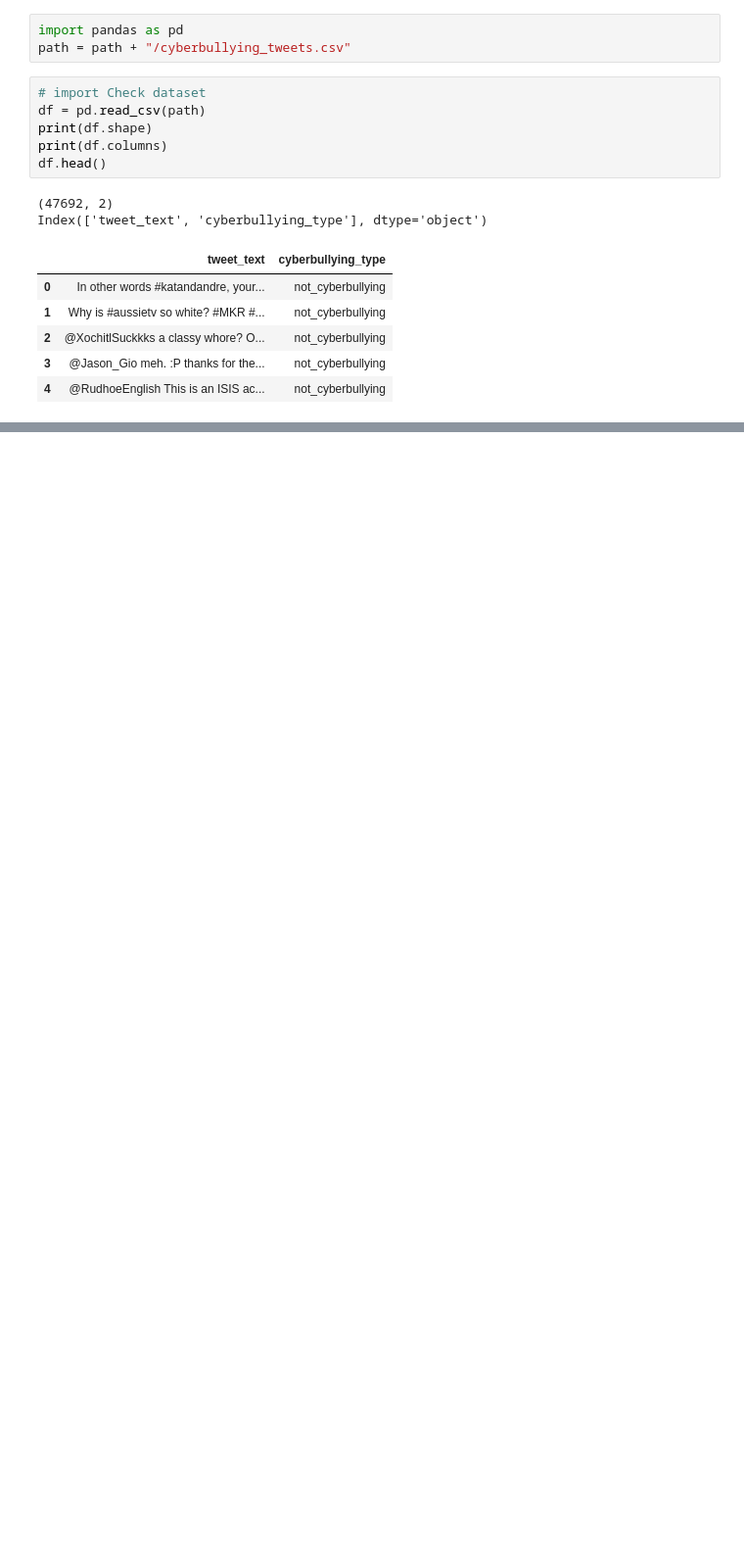
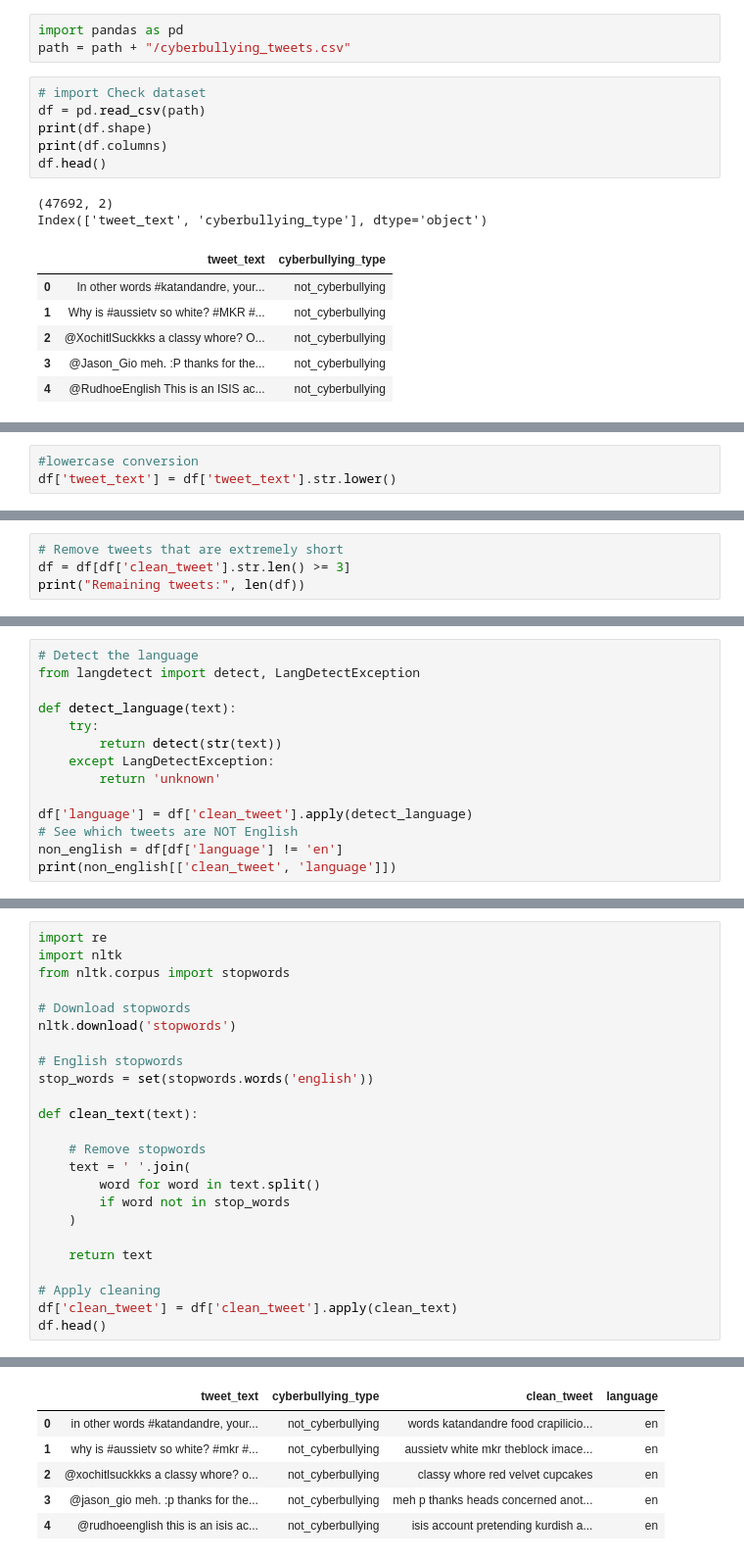
Before and after one commit to ulka29/paper, a Jupyter notebook: 02_notebooks/01-baseline-replication.ipynb, the cells around one changed output, grey strips where cells are left out. Shown at 98% size. Cells and saved outputs as stored; diff of their text form; blank space fills up the shorter version.

```diff
--- a/02_notebooks/01-baseline-replication.ipynb
+++ b/02_notebooks/01-baseline-replication.ipynb
@@ -24,0 +47,3 @@ Index(['tweet_text', 'cyberbullying_type'], dtype='object')
+# %%
+#lowercase conversion
+df['tweet_text'] = df['tweet_text'].str.lower()
@@ -24,0 +130,4 @@ Index(['tweet_text', 'cyberbullying_type'], dtype='object')
+# %%
+# Remove tweets that are extremely short
+df = df[df['clean_tweet'].str.len() >= 3]
+print("Remaining tweets:", len(df))
@@ -24,0 +136,14 @@ Index(['tweet_text', 'cyberbullying_type'], dtype='object')
+# %%
+# Detect the language
+from langdetect import detect, LangDetectException
+
+def detect_language(text):
+    try:
+        return detect(str(text))
+    except LangDetectException:
+        return 'unknown'
+
+df['language'] = df['clean_tweet'].apply(detect_language)
+# See which tweets are NOT English
+non_english = df[df['language'] != 'en']
+print(non_english[['clean_tweet', 'language']])
@@ -24,0 +176,25 @@ Index(['tweet_text', 'cyberbullying_type'], dtype='object')
+# %%
+import re
+import nltk
+from nltk.corpus import stopwords
+
+# Download stopwords
+nltk.download('stopwords')
+
+# English stopwords
+stop_words = set(stopwords.words('english'))
+
+def clean_text(text):
+
+    # Remove stopwords
+    text = ' '.join(
+        word for word in text.split()
+        if word not in stop_words
+    )
+
+    return text
+
+# Apply cleaning
+df['clean_tweet'] = df['clean_tweet'].apply(clean_text)
+df.head()
+# %% [output]
@@ -24,0 +203,6 @@ Index(['tweet_text', 'cyberbullying_type'], dtype='object')
+|  | tweet_text | cyberbullying_type | clean_tweet | language |
+| 0 | in other words #katandandre, your... | not_cyberbullying | words katandandre food crapilicio... | en |
+| 1 | why is #aussietv so white? #mkr #... | not_cyberbullying | aussietv white mkr theblock imace... | en |
+| 2 | @xochitlsuckkks a classy whore? o... | not_cyberbullying | classy whore red velvet cupcakes | en |
+| 3 | @jason_gio meh. :p thanks for the... | not_cyberbullying | meh p thanks heads concerned anot... | en |
+| 4 | @rudhoeenglish this is an isis ac... | not_cyberbullying | isis account pretending kurdish a... | en |
```
Also changed, not shown: parts of 15 cells of this notebook.
